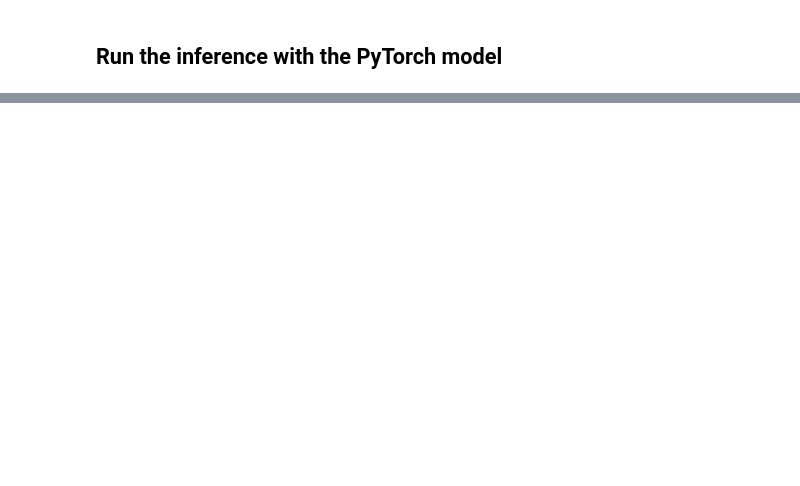
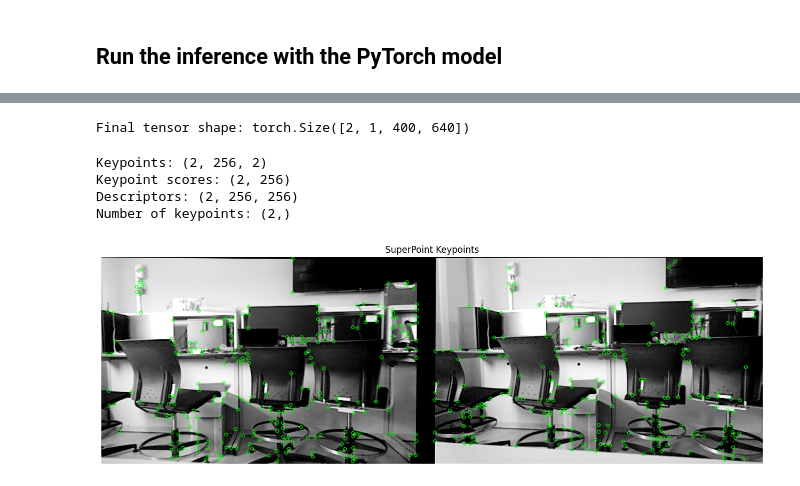
Before and after one commit to limshoonkit/LightGlue-ONNX-Jetson, a Jupyter notebook: lightglue_dynamo/models/demo_superpointopen.ipynb, the cells around one changed output, grey strips where cells are left out. Drawn from its saved outputs; the diff is of its cells as text; code cells hidden in the pictures; blank space fills up the shorter version.

Commit message:
fix preprocess logic to be consistent

```diff
--- a/lightglue_dynamo/models/demo_superpointopen.ipynb
+++ b/lightglue_dynamo/models/demo_superpointopen.ipynb
@@ -26,38 +45,45 @@ sp_th.eval().cuda()
 import torch
 import cv2
 import numpy as np
+from lightglue_dynamo.preprocessors import SuperPointOpenPreprocessor
+from lightglue_dynamo import viz
 
 # --- 1. Load and Normalize Images Individually ---
 image_path1 = '/home/nvidia/third_party/LightGlue-ONNX-Jetson/assets/debug1.png'
 image_path2 = '/home/nvidia/third_party/LightGlue-ONNX-Jetson/assets/debug2.png'
 
-# Load as grayscale float32 and normalize
-img1 = cv2.imread(image_path1, cv2.IMREAD_GRAYSCALE).astype(np.float32) / 255.0
-img2 = cv2.imread(image_path2, cv2.IMREAD_GRAYSCALE).astype(np.float32) / 255.0
+h, w = 400, 640
 
-# --- 2. Pad each image individually (simpler) ---
-# SuperPoint stride is 8
-stride = 8
-H, W = img1.shape
-pad_h = (stride - H % stride) % stride
-pad_w = (stride - W % stride) % stride
+# Load color images and resize them
+raw_img1 = cv2.resize(cv2.imread(image_path1), (w, h))
+raw_img2 = cv2.resize(cv2.imread(image_path2), (w, h))
+image_batch_bgr = np.stack([raw_img1, raw_img2], axis=0)
+preprocessed_batch = SuperPointOpenPreprocessor.preprocess(image_batch_bgr)
 
-# np.pad takes a tuple of tuples for padding ((top, bottom), (left, right))
-img1_padded = np.pad(img1, ((0, pad_h), (0, pad_w)), mode='constant')
-img2_padded = np.pad(img2, ((0, pad_h), (0, pad_w)), mode='constant')
-
-# --- 3. Stack to create a batch and add channel dimension ---
-# Stack along axis=0 to create the batch. Shape: (2, H_padded, W_padded)
-image_batch = np.stack([img1_padded, img2_padded], axis=0)
-
-# Add the channel dimension. Shape: (2, 1, H_padded, W_padded)
-image_batch_unsqueezed = image_batch[:, None, :, :]
-
-# --- 4. Convert to tensor and run inference ---
 device = torch.device("cuda" if torch.cuda.is_available() else "cpu")
-tensor = torch.from_numpy(image_batch_unsqueezed).to(device)
+tensor = torch.from_numpy(preprocessed_batch).to(device)
 
 print(f"Final tensor shape: {tensor.shape}") #torch.Size([2, 1, H_padded, W_padded])
+# %% [output]
+Final tensor shape: torch.Size([2, 1, 400, 640])
 # %%
 with torch.no_grad():
     pred = sp_th({"image": tensor})
+
+kpts = pred['keypoints'].cpu().numpy()
+scores = pred['keypoint_scores'].cpu().numpy()
+descriptors = pred['descriptors'].cpu().numpy()
+num_kpts = pred['num_keypoints'].cpu().numpy()
+
+print(f"Keypoints: {kpts.shape}")
+print(f"Keypoint scores: {scores.shape}")
+print(f"Descriptors: {descriptors.shape}")
+print(f"Number of keypoints: {num_kpts.shape}")
+
+viz.plot_sp_open(image_batch_bgr, image_batch_bgr.shape[0], kpts, num_kpts)
+# %% [output]
+Keypoints: (2, 256, 2)
+Keypoint scores: (2, 256)
+Descriptors: (2, 256, 256)
+Number of keypoints: (2,)
+[figure, added]
```
Also changed, not shown: parts of 3 cells of this notebook, 1 other file.
